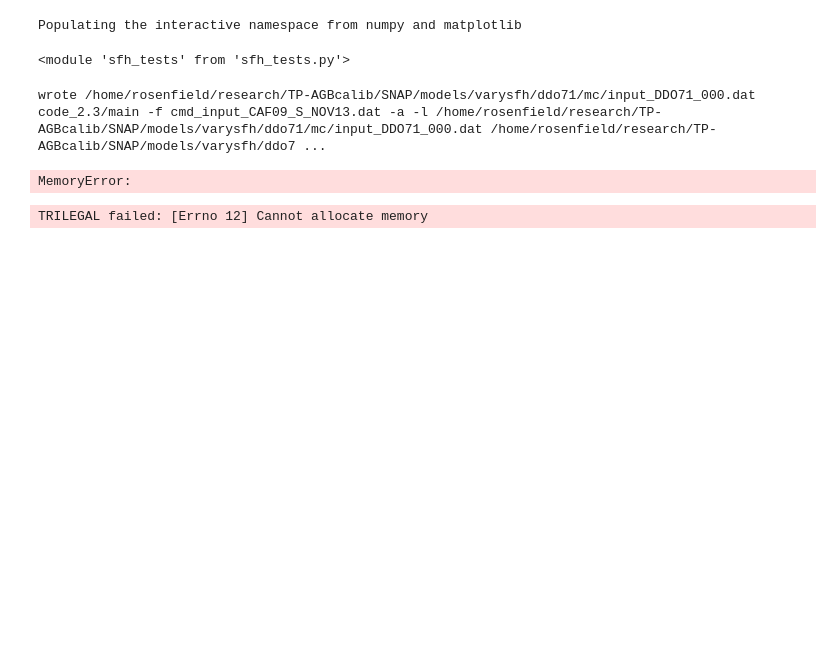
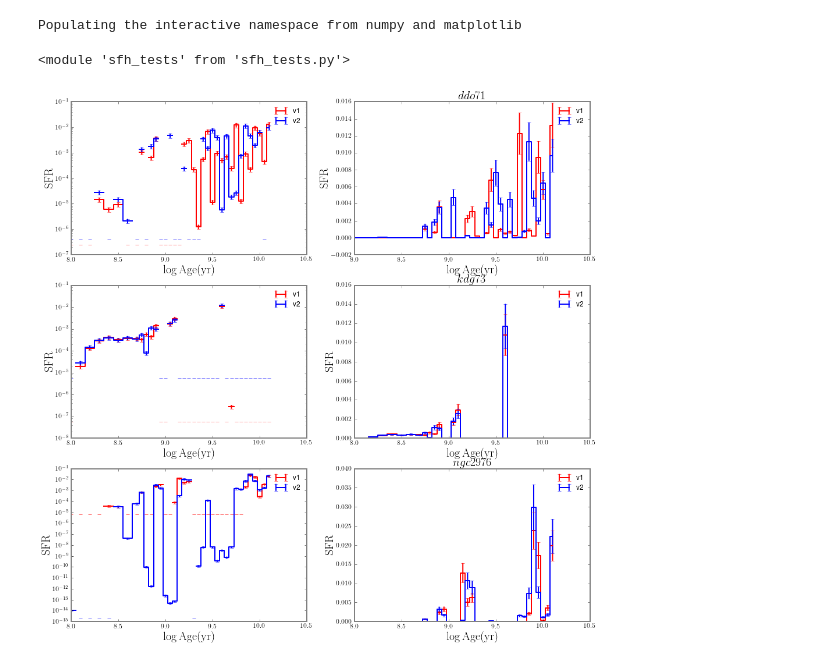
Before and after one commit to philrosenfield/TPAGB-calib, a Jupyter notebook: notebooks/Vary SFH.ipynb, the cells around one changed output. Drawn from its saved outputs; the diff is of its cells as text; code cells hidden in the pictures; blank space fills up the shorter version.

Commit message:
forgot to push for a long time. Been working on rgb tpagb selection and tests, made new file for it and took it out of sfh_tests. Other minor edits.

```diff
--- a/notebooks/Vary SFH.ipynb
+++ b/notebooks/Vary SFH.ipynb
@@ -11,13 +13,26 @@ Populating the interactive namespace from numpy and matplotlib
 reload(sfh_tests)
 # %% [output]
 <module 'sfh_tests' from 'sfh_tests.py'>
-# %%
-cmd_file = 'cmd_input_CAF09_S_NOV13.dat'
-targets = ['ddo71', 'ddo78']
-targets = ['ddo71']
-[sfh_tests.vary_sfhs_of_one_galaxy(t, cmd_file, make_many_kw={'nsfhs': 1}) for t in targets]
-# %% [output]
-wrote /home/rosenfield/research/TP-AGBcalib/SNAP/models/varysfh/ddo71/mc/input_DDO71_000.dat
-code_2.3/main -f cmd_input_CAF09_S_NOV13.dat -a -l /home/rosenfield/research/TP-AGBcalib/SNAP/models/varysfh/ddo71/mc/input_DDO71_000.dat /home/rosenfield/research/TP-AGBcalib/SNAP/models/varysfh/ddo7 ...
-MemoryError:
-TRILEGAL failed: [Errno 12] Cannot allocate memory
+# %%
+targets = ['ddo71', 'kdg73', 'ngc2976']
+# %%
+
+fig, (axs) = plt.subplots(ncols=2, nrows=3, figsize=(16, 16))
+for (ax1, ax2), target in zip(axs, targets):
+    match_sfh_src = snap_src + '/data/sfh_parsec/hmc_v1/'
+    match_sfh_file, = rsp.fileIO.get_files(match_sfh_src, '%s*sfh' % target.lower())
+    new_match_src = snap_src + '/data/sfh_parsec/'
+    new_match_file, = rsp.fileIO.get_files(new_match_src, '%s*sfh' % target.lower())
+
+    sfh = sfh_tests.StarFormationHistories(match_sfh_file, 'match-grid')
+    sfh_new = sfh_tests.StarFormationHistories(new_match_file, 'match-grid')
+    sfh.plot_sfh('sfr', yscale='log', ax=ax1, errorbar_kw = {'label': 'v1'})
+    sfh_new.plot_sfh('sfr', yscale='log', ax=ax1, errorbar_kw = {'color': 'blue', 'label': 'v2'})
+
+    sfh.plot_sfh('sfr', ax=ax2, errorbar_kw = {'label': 'v1'})
+    sfh_new.plot_sfh('sfr', ax=ax2, errorbar_kw = {'color': 'blue', 'label': 'v2'})
+    [ax.legend(loc=0, frameon=False) for ax in ax1, ax2]
+
+    ax2.set_title('$%s$' % target, fontsize=20)
+# %% [output]
+[figure, added]
```
Also changed, not shown: parts of 2 cells of this notebook, 7 other files.
